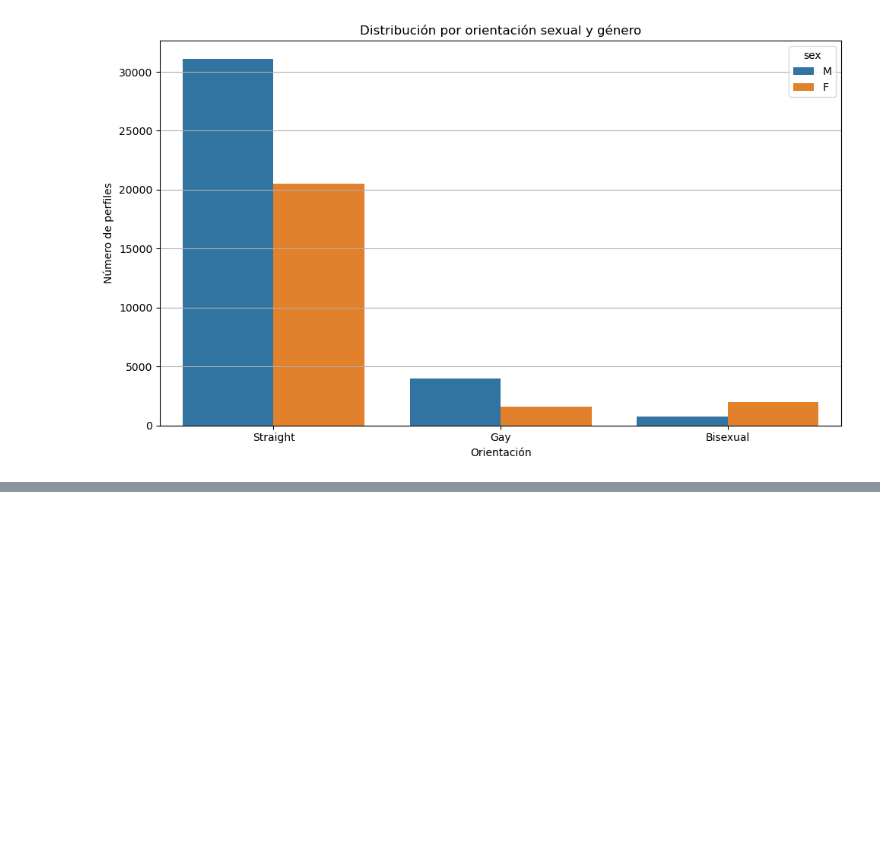
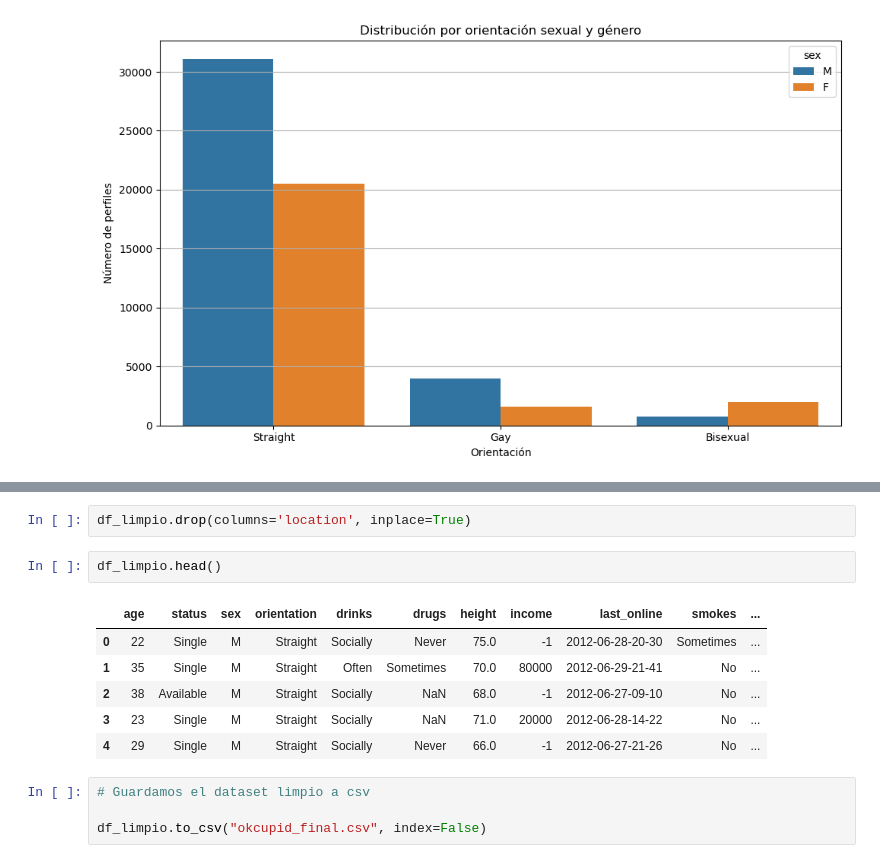
Before and after one commit to Isabel-GM/Ana-Isa, a Jupyter notebook: Analisis OkCupid.ipynb, the cells around one changed output, grey strips where cells are left out. Cells and saved outputs as stored; diff of their text form; blank space fills up the shorter version.

```diff
--- a/Analisis OkCupid.ipynb
+++ b/Analisis OkCupid.ipynb
@@ -978,0 +1041,15 @@ plt.show()
+# %%
+df_limpio.drop(columns='location', inplace=True)
+# %%
+df_limpio.head()
+# %% [output]
+|  | age | status | sex | orientation | drinks | drugs | height | income | last_online | smokes | ... |
+| 0 | 22 | Single | M | Straight | Socially | Never | 75.0 | -1 | 2012-06-28-20-30 | Sometimes | ... |
+| 1 | 35 | Single | M | Straight | Often | Sometimes | 70.0 | 80000 | 2012-06-29-21-41 | No | ... |
+| 2 | 38 | Available | M | Straight | Socially | NaN | 68.0 | -1 | 2012-06-27-09-10 | No | ... |
+| 3 | 23 | Single | M | Straight | Socially | NaN | 71.0 | 20000 | 2012-06-28-14-22 | No | ... |
+| 4 | 29 | Single | M | Straight | Socially | Never | 66.0 | -1 | 2012-06-27-21-26 | No | ... |
+# %%
+# Guardamos el dataset limpio a csv
+
+df_limpio.to_csv("okcupid_final.csv", index=False)
```
Also changed, not shown: parts of 7 cells of this notebook.
